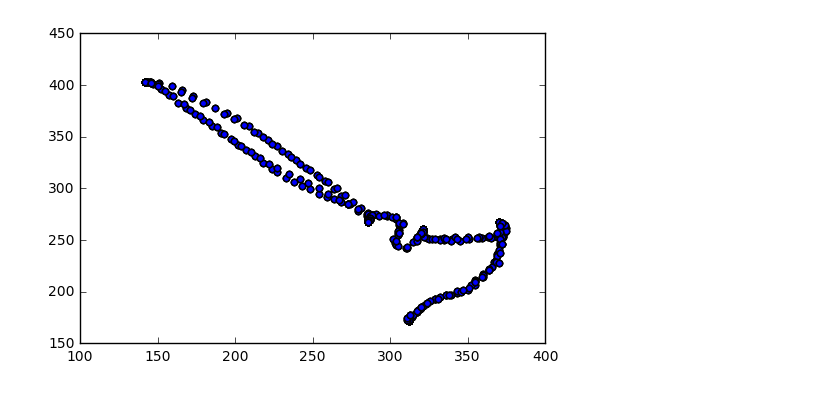
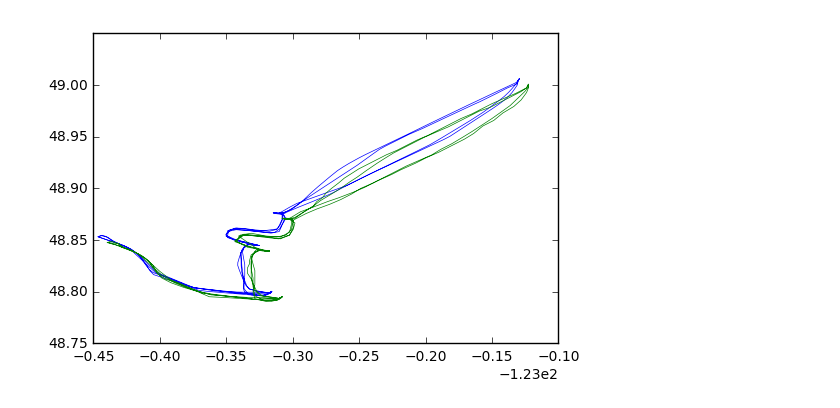
Before and after one commit to sukumargv/hurricane, a Jupyter notebook: src/Data_Analysis.ipynb, the cells around one changed output. Cells and saved outputs as stored; diff of their text form; code cells hidden in the pictures.

Commit message:
Updated data analysis ipython notebook

```diff
--- a/src/Data_Analysis.ipynb
+++ b/src/Data_Analysis.ipynb
@@ -140,9 +182,8 @@ See the caveats in the documentation: http://pandas.pydata.org/pandas-docs/stabl
 # %%
-plt.plot(mt_data['lon'], mt_data['lat'],'-',linewidth=0.5, color = 'blue')
+
+# Plot of all the route data
+plt.plot(mt_data['lat'], mt_data['lon'],'-',linewidth=0.5, color = 'blue')
 plt.plot(bc_route_data['lat'], bc_route_data['lon'],'-',linewidth=0.5, color ='green')
 plt.show()
+# %% [output]
+[figure, added]
-# %%
-plt.scatter(bc_route_data['cx'], bc_route_data['cx'])
-plt.show()
-# %% [output]
-[figure, removed]
```
Also changed, not shown: parts of 14 cells of this notebook.
